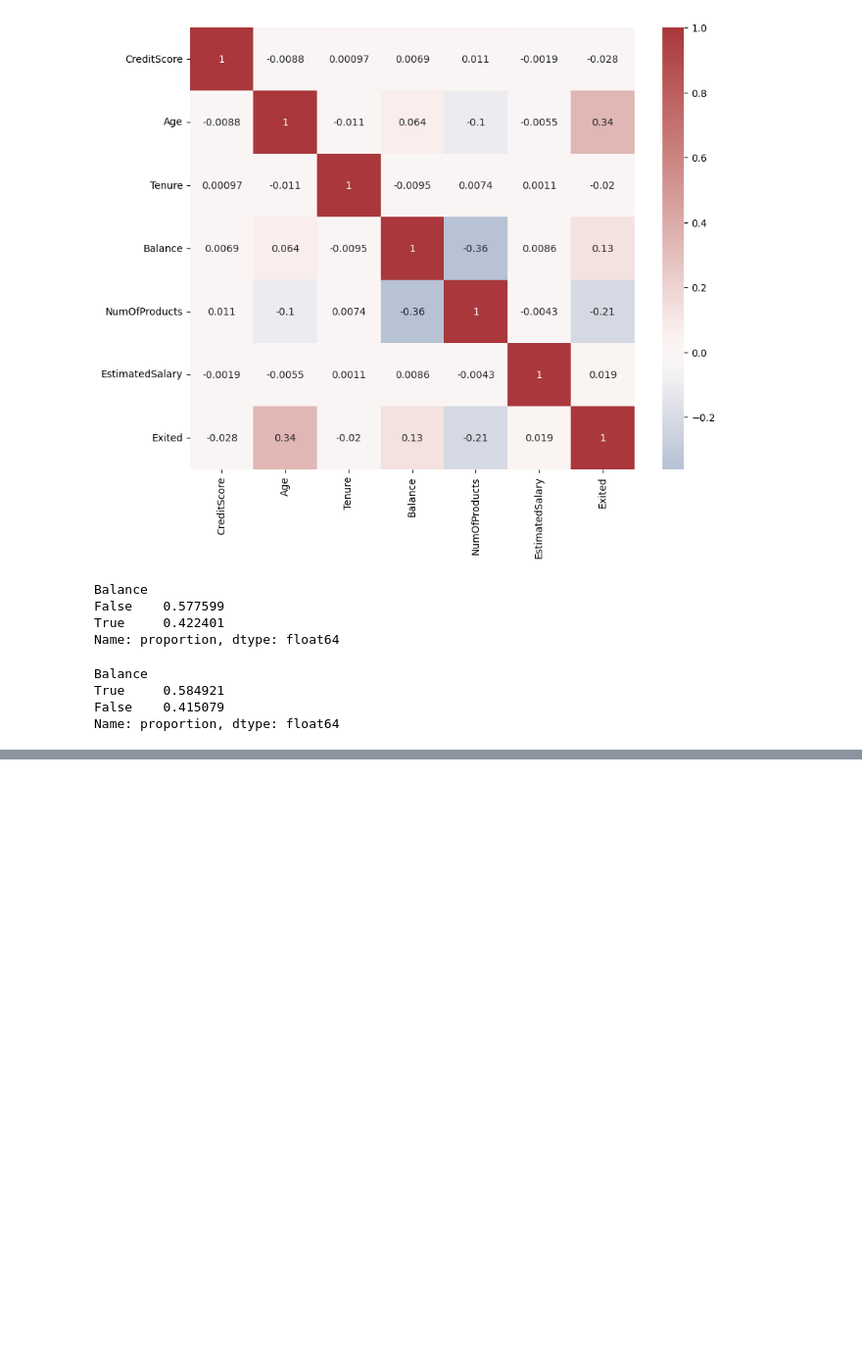
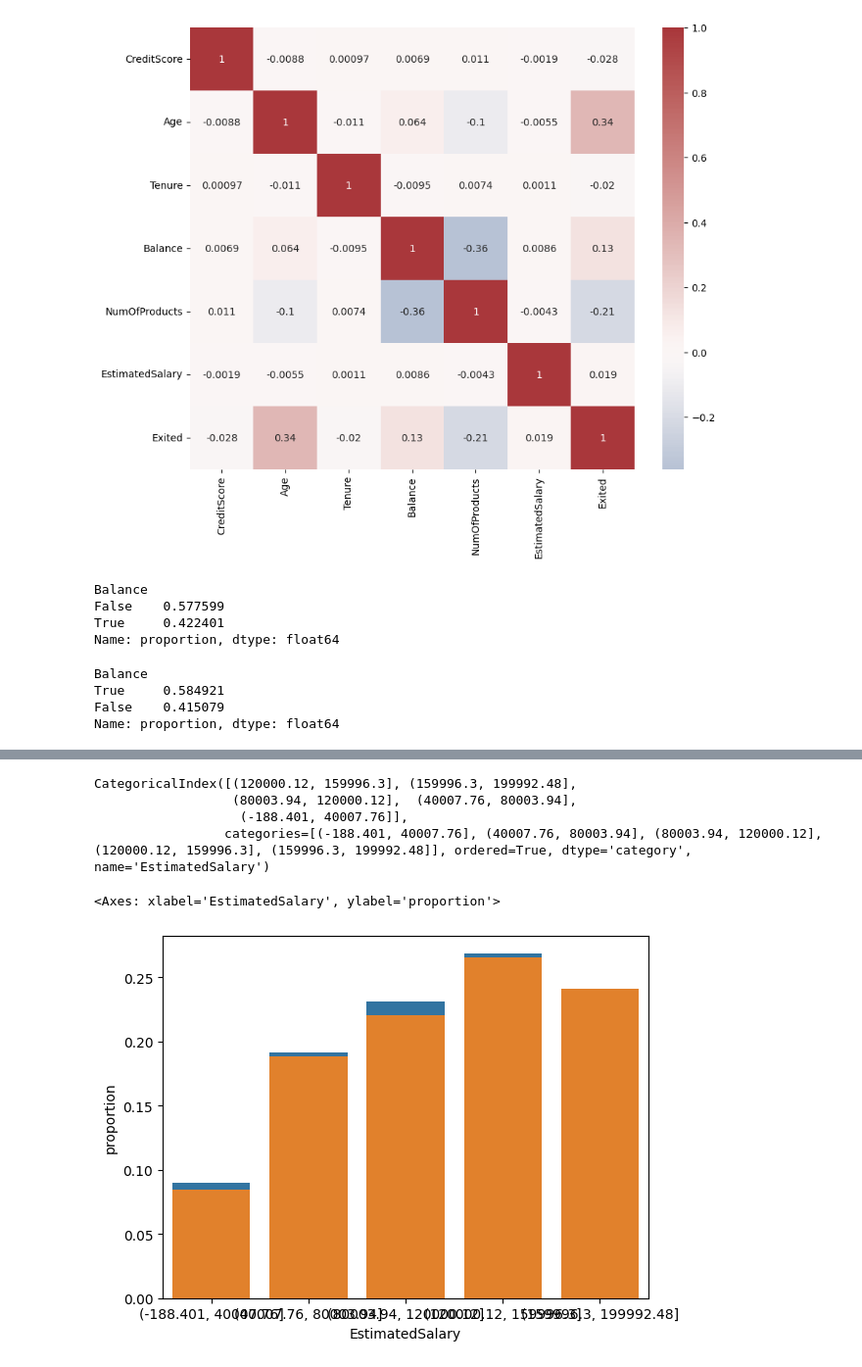
Before and after one commit to marcgloaguen/playgroundseries_s4e1, a Jupyter notebook: EDA.ipynb, the cells around one changed output, grey strips where cells are left out. Shown at 98% size. Drawn from its saved outputs; the diff is of its cells as text; code cells hidden in the pictures; blank space fills up the shorter version.

```diff
--- a/EDA.ipynb
+++ b/EDA.ipynb
@@ -221,0 +267,14 @@ Name: proportion, dtype: float64
+# %%
+pd.cut(train[train.Exited==1]['EstimatedSalary'], buckets).value_counts(True).index
+# %% [output]
+CategoricalIndex([(120000.12, 159996.3], (159996.3, 199992.48],
+                  (80003.94, 120000.12],  (40007.76, 80003.94],
+                   (-188.401, 40007.76]],
+                 categories=[(-188.401, 40007.76], (40007.76, 80003.94], (80003.94, 120000.12], (120000.12, 159996.3], (159996.3, 199992.48]], ordered=True, dtype='category', name='EstimatedSalary')
+# %%
+buckets = 5
+sns.barplot(data = pd.DataFrame(pd.cut(train[train.Exited==0]['EstimatedSalary'], buckets).value_counts(normalize=True)), x='EstimatedSalary', y='proportion')
+sns.barplot(data = pd.DataFrame(pd.cut(train[train.Exited==1]['EstimatedSalary'], buckets).value_counts(True)), x='EstimatedSalary', y='proportion')
+# %% [output]
+<Axes: xlabel='EstimatedSalary', ylabel='proportion'>
+[figure, added]
```
Also changed, not shown: parts of 4 cells of this notebook, 3 other files.
